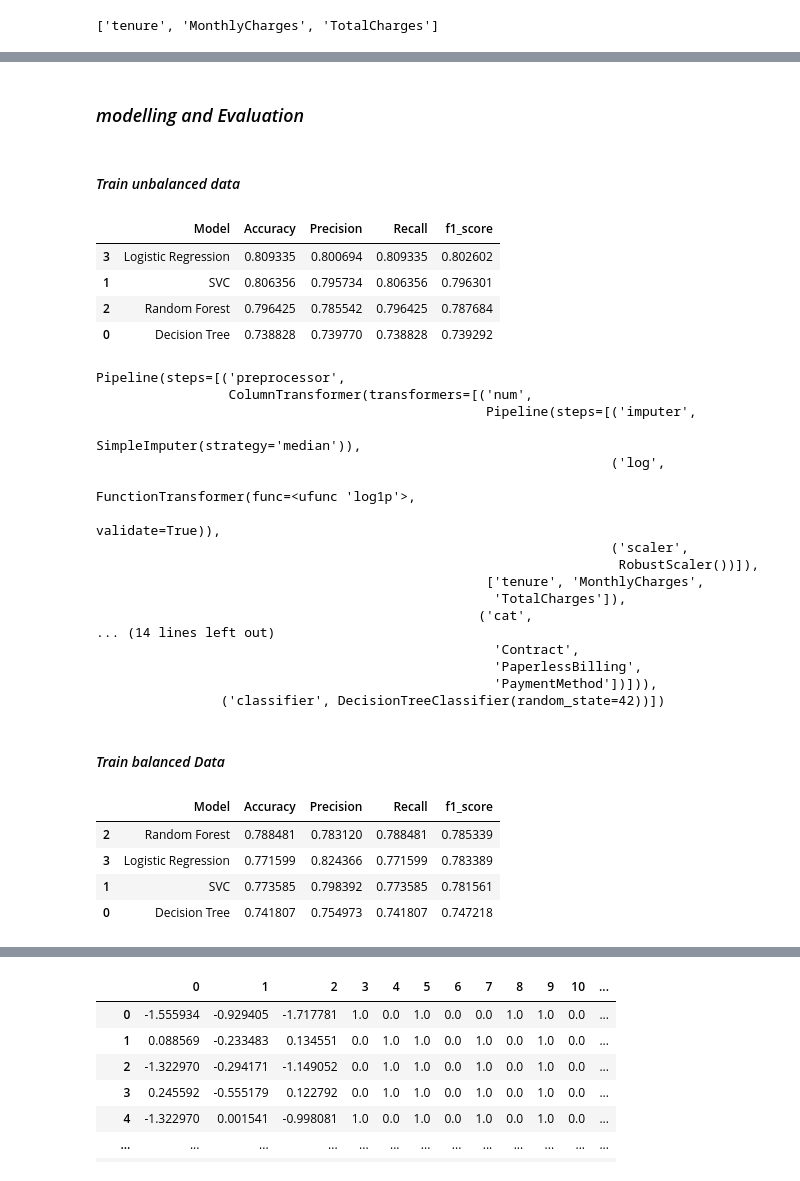
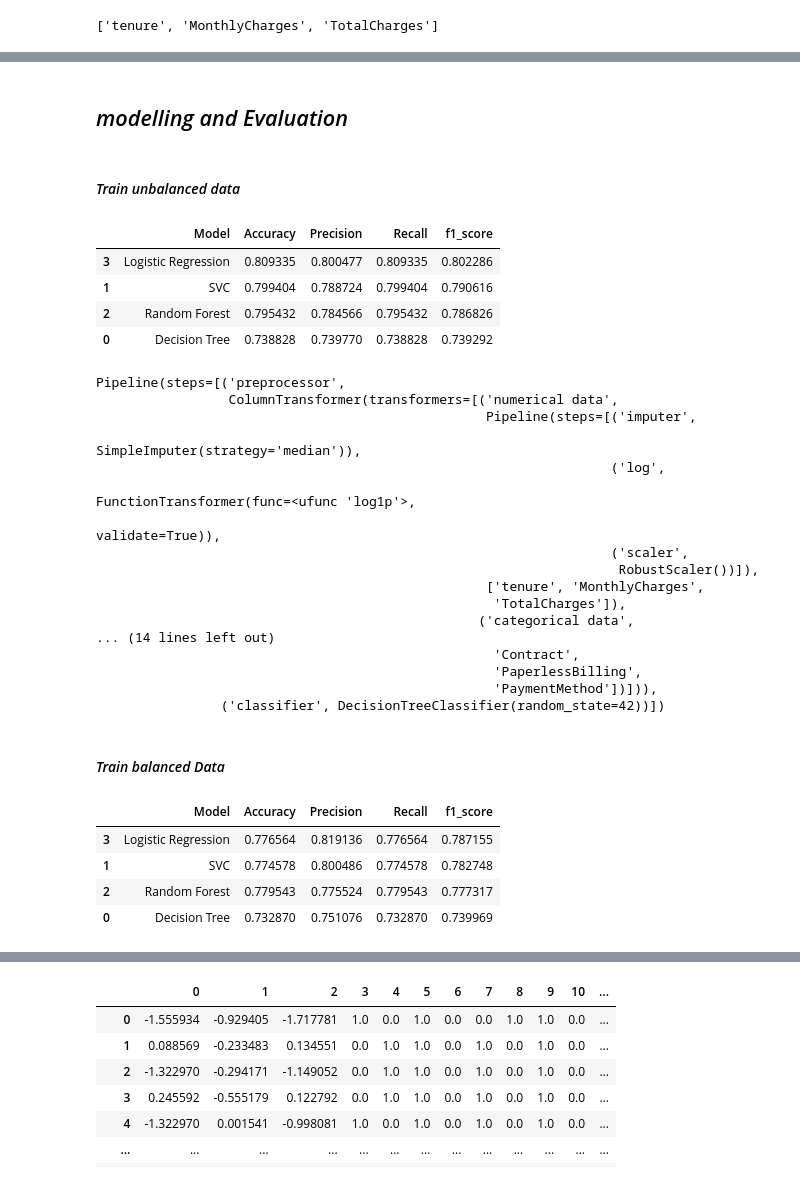
Before and after one commit to zeemanzak/CUSTOMER-CHUN-PREDICTION-AT-VODAFONE-CORPORATION, a Jupyter notebook: notebook/main.ipynb, the cells around one changed output, grey strips where cells are left out. Saved outputs shown, nothing was run; the diff lists cells and outputs as text; code cells hidden in the pictures.

Commit message:
data prediction

```diff
--- a/notebook/main.ipynb
+++ b/notebook/main.ipynb
@@ -785,15 +796,15 @@ categorical_transformer = Pipeline(steps=[
 # Preprocessing for numerical data
 numerical_transformer = Pipeline(steps=[
     ('imputer', SimpleImputer(strategy='median')),
-    ('log', FunctionTransformer(np.log1p, validate=True)),
+    ('power_transformer', PowerTransformer(method='yeo-johnson')),
     ('scaler', RobustScaler())
 ])
 
 # Combine preprocessing steps
 preprocessor = ColumnTransformer(
     transformers=[
-        ('num', numerical_transformer, numeric_columns),
-        ('cat', categorical_transformer, categorical_columns)
+        ('numerical data', numerical_transformer, numeric_columns),
+        ('categorical data', categorical_transformer, categorical_columns)
     ]
 )
 # %%
@@ -820,7 +830,7 @@ ColumnTransformer(transformers=[('num',
                                   'StreamingMovies', 'Contract',
                                   'PaperlessBilling', 'PaymentMethod'])])
 # %% [markdown]
-### *modelling and Evaluation*
+## *modelling and Evaluation*
 # %%
 models =[
     ('Decision Tree',DecisionTreeClassifier(random_state=42)),
@@ -861,15 +871,15 @@ for model_name, classifier in models:
 unbalanced_table.sort_values(by='f1_score',ascending=False)
 # %% [output]
 |  | Model | Accuracy | Precision | Recall | f1_score |
-| 3 | Logistic Regression | 0.809335 | 0.800694 | 0.809335 | 0.802602 |
-| 1 | SVC | 0.806356 | 0.795734 | 0.806356 | 0.796301 |
-| 2 | Random Forest | 0.796425 | 0.785542 | 0.796425 | 0.787684 |
+| 3 | Logistic Regression | 0.809335 | 0.800477 | 0.809335 | 0.802286 |
+| 1 | SVC | 0.799404 | 0.788724 | 0.799404 | 0.790616 |
+| 2 | Random Forest | 0.795432 | 0.784566 | 0.795432 | 0.786826 |
 | 0 | Decision Tree | 0.738828 | 0.739770 | 0.738828 | 0.739292 |
 # %%
 unbalanced_pipeline['Decision Tree']
 # %% [output]
 Pipeline(steps=[('preprocessor',
-                 ColumnTransformer(transformers=[('num',
+                 ColumnTransformer(transformers=[('numerical data',
                                                   Pipeline(steps=[('imputer',
                                                                    SimpleImputer(strategy='median')),
                                                                   ('log',
@@ -879,7 +889,7 @@ Pipeline(steps=[('preprocessor',
                                                                    RobustScaler())]),
                                                   ['tenure', 'MonthlyCharges',
                                                    'TotalCharges']),
-                                                 ('cat',
+                                                 ('categorical data',
 ... (14 lines left out)
                                                    'Contract',
                                                    'PaperlessBilling',
@@ -890,38 +900,39 @@ Pipeline(steps=[('preprocessor',
 # %%
 from imblearn.over_sampling import SMOTE, RandomOverSampler
 from imblearn.pipeline import Pipeline as imbPipeline
-
+from sklearn.feature_selection import SelectKBest ,mutual_info_classif
 
 balanced_table =pd.DataFrame(columns =['Model','Accuracy','Precision','Recall','f1_score'])
 balanced_pipeline = {}
 for model_name, classifier in models:
     pipeline =imbPipeline(steps =[
         ('preprocessor',preprocessor),
         ('over-sampler',SMOTE(random_state=42)),
+        ('feature_selection',SelectKBest(mutual_info_classif,k='all')),
         ('classifier',classifier)
     ])
     pipeline.fit(X_train,y_train)
     balanced_pipeline[model_name] = pipeline
 
     y_pred = pipeline.predict(X_test)
     # Map the string predictions to binary format
     y_pred_mapped = np.array([label_map[pred] for pred in y_pred])
 
     report = classification_report(y_test_encoded,y_pred_mapped)
 
     balanced_metrics = classification_report(y_test_encoded,y_pred_mapped,output_dict=True)
 
     accuracy = balanced_metrics['accuracy']
     precision = balanced_metrics['weighted avg']['precision']
     recall = balanced_metrics['weighted avg']['recall']
     f1 = balanced_metrics['weighted avg']['f1-score']
 
     balanced_table.loc[len(balanced_table)] = [model_name,accuracy,precision,recall,f1]
 
 balanced_table.sort_values(by='f1_score',ascending=False)
 # %% [output]
 |  | Model | Accuracy | Precision | Recall | f1_score |
-| 2 | Random Forest | 0.788481 | 0.783120 | 0.788481 | 0.785339 |
-| 3 | Logistic Regression | 0.771599 | 0.824366 | 0.771599 | 0.783389 |
-| 1 | SVC | 0.773585 | 0.798392 | 0.773585 | 0.781561 |
-| 0 | Decision Tree | 0.741807 | 0.754973 | 0.741807 | 0.747218 |
+| 3 | Logistic Regression | 0.776564 | 0.819136 | 0.776564 | 0.787155 |
+| 1 | SVC | 0.774578 | 0.800486 | 0.774578 | 0.782748 |
+| 2 | Random Forest | 0.779543 | 0.775524 | 0.779543 | 0.777317 |
+| 0 | Decision Tree | 0.732870 | 0.751076 | 0.732870 | 0.739969 |
```
Also changed, not shown: parts of 62 cells of this notebook, 2 other files.
